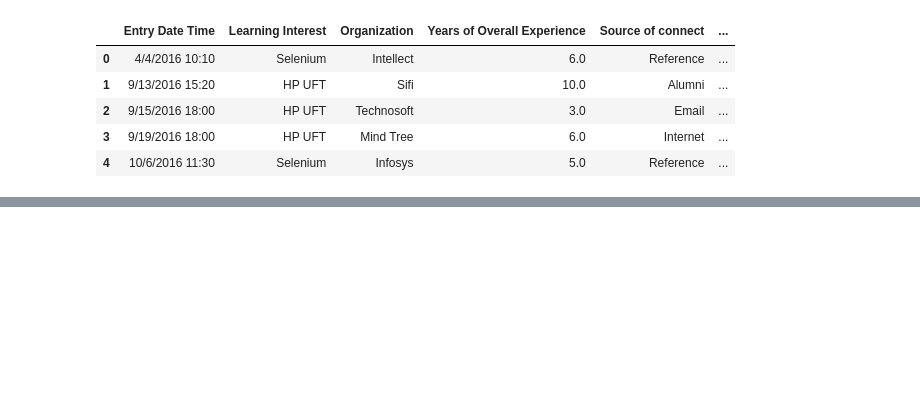
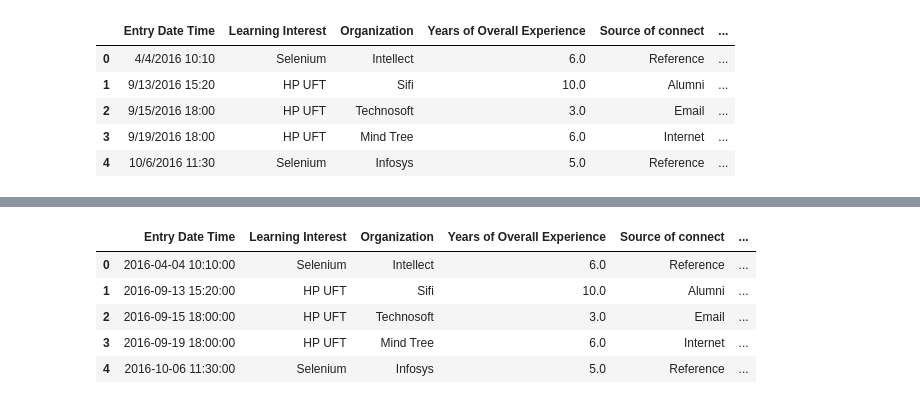
Before and after one commit to deepak-sadanandan/Python, a Jupyter notebook: Panda - Analysis.ipynb, the cells around one changed output, grey strips where cells are left out. Drawn from its saved outputs; the diff is of its cells as text; code cells hidden in the pictures; blank space fills up the shorter version.

```diff
--- a/Panda - Analysis.ipynb
+++ b/Panda - Analysis.ipynb
@@ -70,0 +109,10 @@ dtype: int64
+# %%
+df.shape
+df.head()
+# %% [output]
+|  | Entry Date Time | Learning Interest | Organization | Years of Overall Experience | Source of connect | ... |
+| 0 | 2016-04-04 10:10:00 | Selenium | Intellect | 6.0 | Reference | ... |
+| 1 | 2016-09-13 15:20:00 | HP UFT | Sifi | 10.0 | Alumni | ... |
+| 2 | 2016-09-15 18:00:00 | HP UFT | Technosoft | 3.0 | Email | ... |
+| 3 | 2016-09-19 18:00:00 | HP UFT | Mind Tree | 6.0 | Internet | ... |
+| 4 | 2016-10-06 11:30:00 | Selenium | Infosys | 5.0 | Reference | ... |
```
Also changed, not shown: parts of 4 cells of this notebook.
